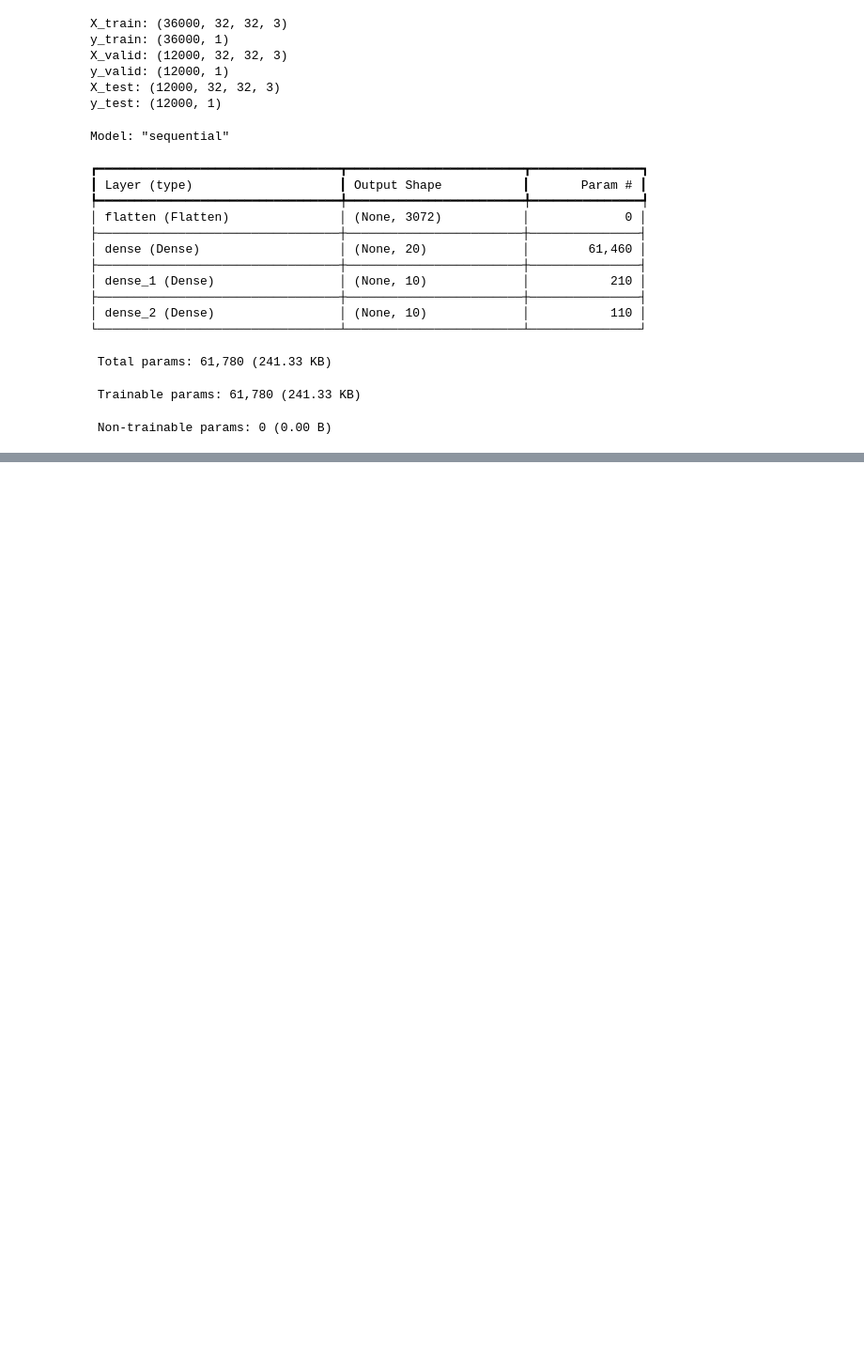
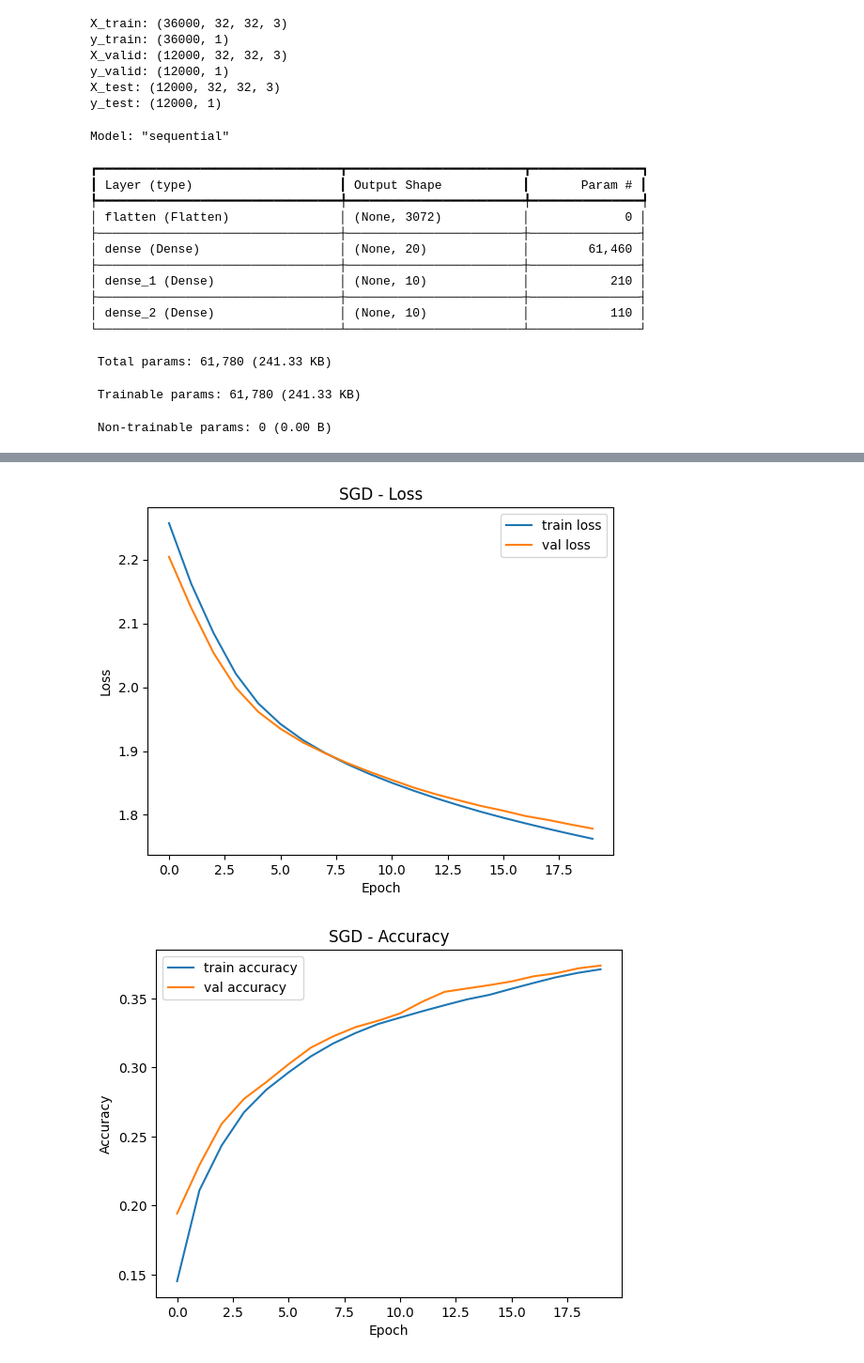
Before and after one commit to giannismantzaris-cmd/DAMA61, a Jupyter notebook: Mantzaris_WA4.ipynb, the cells around one changed output, grey strips where cells are left out. Shown at 94% size. Drawn from its saved outputs; the diff is of its cells as text; code cells hidden in the pictures; blank space fills up the shorter version.

```diff
--- a/Mantzaris_WA4.ipynb
+++ b/Mantzaris_WA4.ipynb
@@ -140,0 +302,21 @@ Both training and validation loss decrease steadily, and training and validation
+# %%
+#create and train an SGD model using he normal initializer
+model_sgd = tf.keras.Sequential()
+model_sgd.add(tf.keras.layers.InputLayer(input_shape=[32, 32, 3]))
+model_sgd.add(tf.keras.layers.Flatten())
+model_sgd.add(tf.keras.layers.Dense(20, activation="relu", kernel_initializer="he_normal"))
+model_sgd.add(tf.keras.layers.Dense(10, activation="relu", kernel_initializer="he_normal"))
+model_sgd.add(tf.keras.layers.Dense(10, activation="softmax"))
+
+model_sgd.compile(
+    loss="sparse_categorical_crossentropy",
+    optimizer=tf.keras.optimizers.SGD(learning_rate=0.001, momentum=0.0),
+    metrics=["accuracy"]
+)
+
+history_sgd = model_sgd.fit(
+    X_train, y_train,
+    epochs=20,
+    batch_size=32,
+    validation_data=(X_valid, y_valid)
+)
@@ -140,0 +380,22 @@ Both training and validation loss decrease steadily, and training and validation
+# %%
+#plot learning curves - SGD
+plt.figure()
+plt.plot(history_sgd.history["loss"], label="train loss")
+plt.plot(history_sgd.history["val_loss"], label="val loss")
+plt.xlabel("Epoch")
+plt.ylabel("Loss")
+plt.title("SGD - Loss")
+plt.legend()
+plt.show()
+
+plt.figure()
+plt.plot(history_sgd.history["accuracy"], label="train accuracy")
+plt.plot(history_sgd.history["val_accuracy"], label="val accuracy")
+plt.xlabel("Epoch")
+plt.ylabel("Accuracy")
+plt.title("SGD - Accuracy")
+plt.legend()
+plt.show()
+# %% [output]
+[figure, added]
+[figure, added]
```
Also changed, not shown: parts of 27 cells of this notebook.
